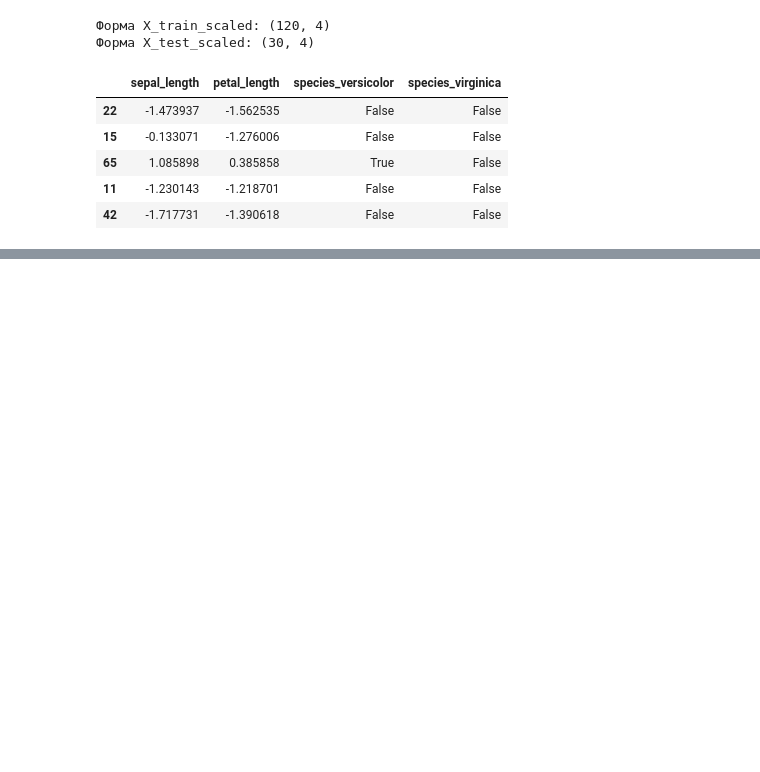
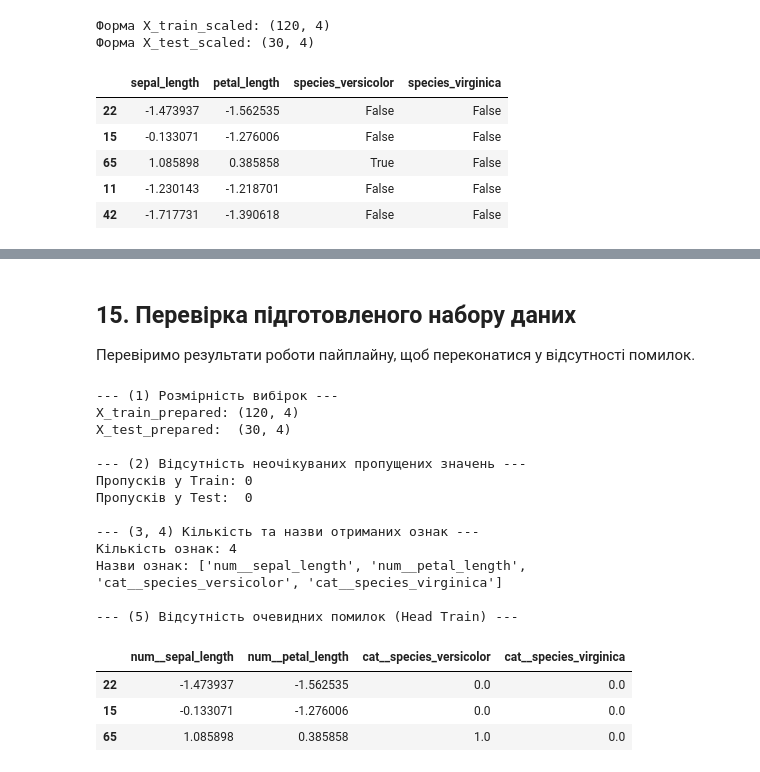
Before and after one commit to Yaroslav071315/machine-learning-course-volovnyk, a Jupyter notebook: practical01/notebook/Practical01.ipynb, the cells around one changed output, grey strips where cells are left out. Saved outputs shown, nothing was run; the diff lists cells and outputs as text; code cells hidden in the pictures; blank space fills up the shorter version.

```diff
--- a/practical01/notebook/Practical01.ipynb
+++ b/practical01/notebook/Practical01.ipynb
@@ -820,0 +880,44 @@ display(X_train_scaled.head())
+# %% [markdown]
+## 15. Перевірка підготовленого набору даних
+
+Перевіримо результати роботи пайплайну, щоб переконатися у відсутності помилок.
+# %%
+# Отримання назв нових ознак
+feature_names = preprocessor.get_feature_names_out()
+
+# Перетворення масивів NumPy назад у DataFrame для зручності перевірки
+X_train_prep_df = pd.DataFrame(X_train_prepared, columns=feature_names, index=X_train.index)
+X_test_prep_df = pd.DataFrame(X_test_prepared, columns=feature_names, index=X_test.index)
+
+print("--- (1) Розмірність вибірок ---")
+print(f"X_train_prepared: {X_train_prep_df.shape}")
+print(f"X_test_prepared:  {X_test_prep_df.shape}\n")
+
+print("--- (2) Відсутність неочікуваних пропущених значень ---")
+print(f"Пропусків у Train: {X_train_prep_df.isna().sum().sum()}")
+print(f"Пропусків у Test:  {X_test_prep_df.isna().sum().sum()}\n")
+
+print("--- (3, 4) Кількість та назви отриманих ознак ---")
+print(f"Кількість ознак: {len(feature_names)}")
+print(f"Назви ознак: {list(feature_names)}\n")
+
+print("--- (5) Відсутність очевидних помилок (Head Train) ---")
+display(X_train_prep_df.head(3))
+# %% [output]
+--- (1) Розмірність вибірок ---
+X_train_prepared: (120, 4)
+X_test_prepared:  (30, 4)
+
+--- (2) Відсутність неочікуваних пропущених значень ---
+Пропусків у Train: 0
+Пропусків у Test:  0
+
+--- (3, 4) Кількість та назви отриманих ознак ---
+Кількість ознак: 4
+Назви ознак: ['num__sepal_length', 'num__petal_length', 'cat__species_versicolor', 'cat__species_virginica']
+
+--- (5) Відсутність очевидних помилок (Head Train) ---
+|  | num__sepal_length | num__petal_length | cat__species_versicolor | cat__species_virginica |
+| 22 | -1.473937 | -1.562535 | 0.0 | 0.0 |
+| 15 | -0.133071 | -1.276006 | 0.0 | 0.0 |
+| 65 | 1.085898 | 0.385858 | 1.0 | 0.0 |
```
Also changed, not shown: parts of 4 cells of this notebook, 2 other files.
